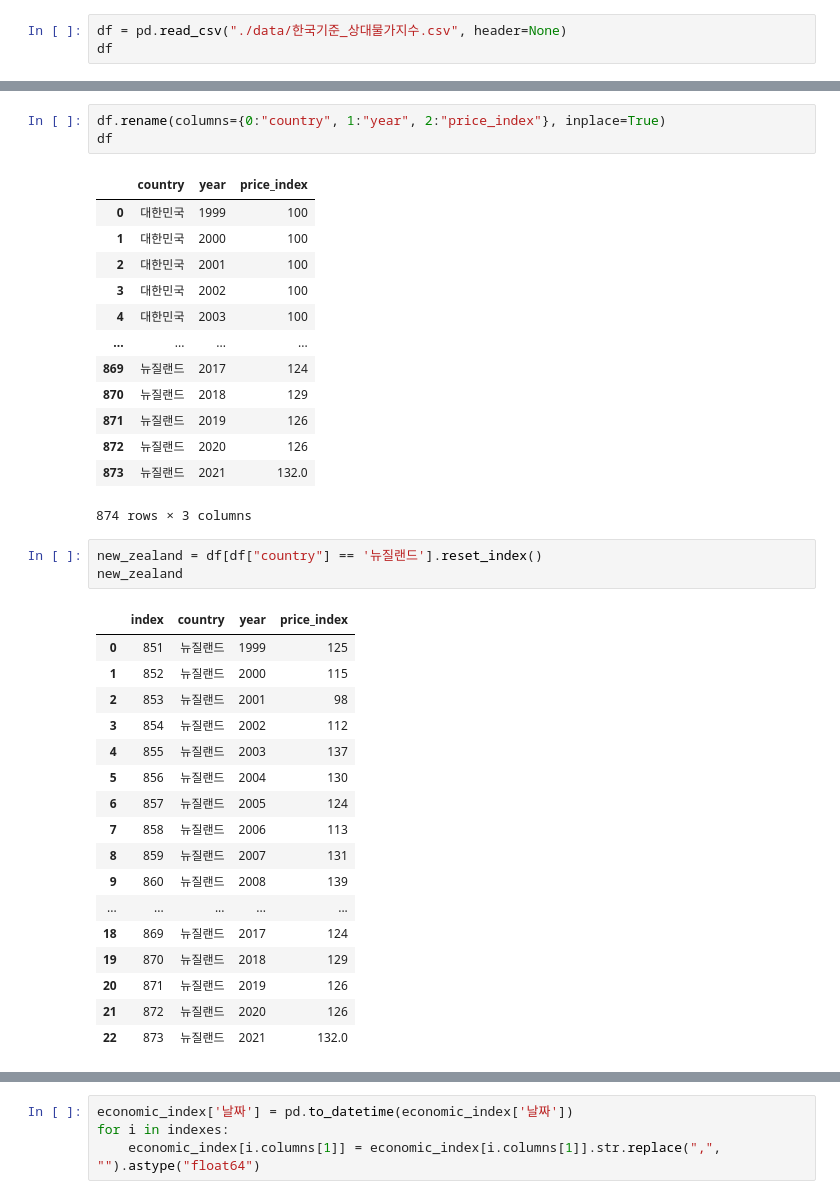
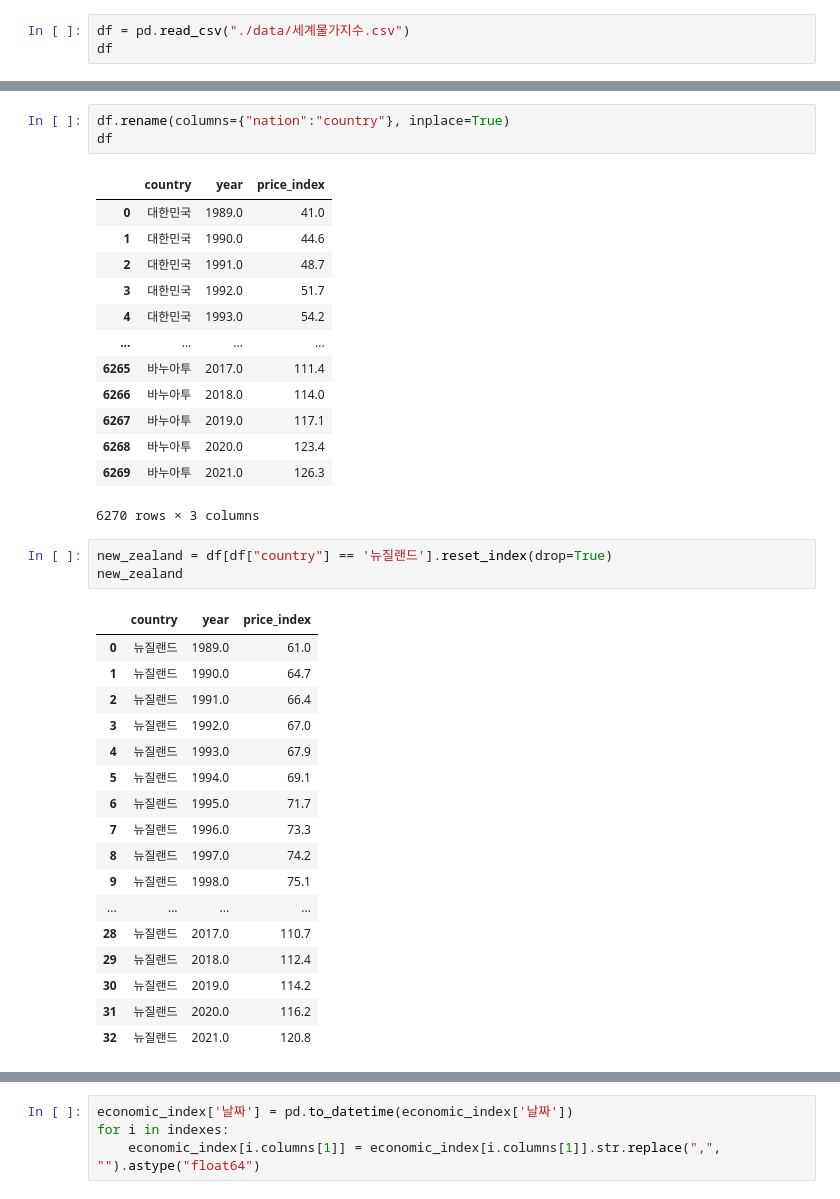
Before and after one commit to dontk1llme/TRIPICK, a Jupyter notebook: server/recommend/app/data/상대물가지수_전처리_및_예측.ipynb, the cells around one changed output, grey strips where cells are left out. Saved outputs shown, nothing was run; the diff lists cells and outputs as text.

```diff
--- a/server/recommend/app/data/상대물가지수_전처리_및_예측.ipynb
+++ b/server/recommend/app/data/상대물가지수_전처리_및_예측.ipynb
@@ -28,4 +28,4 @@ import matplotlib as plt
 # %%
-df = pd.read_csv("./data/한국기준_상대물가지수.csv", header=None)
+df = pd.read_csv("./data/세계물가지수.csv")
 df
 # %% [output]
@@ -45,41 +45,41 @@ df
 # %%
-df.rename(columns={0:"country", 1:"year", 2:"price_index"}, inplace=True)
+df.rename(columns={"nation":"country"}, inplace=True)
 df
 # %% [output]
 |  | country | year | price_index |
-| 0 | 대한민국 | 1999 | 100 |
-| 1 | 대한민국 | 2000 | 100 |
-| 2 | 대한민국 | 2001 | 100 |
-| 3 | 대한민국 | 2002 | 100 |
-| 4 | 대한민국 | 2003 | 100 |
+| 0 | 대한민국 | 1989.0 | 41.0 |
+| 1 | 대한민국 | 1990.0 | 44.6 |
+| 2 | 대한민국 | 1991.0 | 48.7 |
+| 3 | 대한민국 | 1992.0 | 51.7 |
+| 4 | 대한민국 | 1993.0 | 54.2 |
 | ... | ... | ... | ... |
-| 869 | 뉴질랜드 | 2017 | 124 |
-| 870 | 뉴질랜드 | 2018 | 129 |
-| 871 | 뉴질랜드 | 2019 | 126 |
-| 872 | 뉴질랜드 | 2020 | 126 |
-| 873 | 뉴질랜드 | 2021 | 132.0 |
+| 6265 | 바누아투 | 2017.0 | 111.4 |
+| 6266 | 바누아투 | 2018.0 | 114.0 |
+| 6267 | 바누아투 | 2019.0 | 117.1 |
+| 6268 | 바누아투 | 2020.0 | 123.4 |
+| 6269 | 바누아투 | 2021.0 | 126.3 |
-874 rows × 3 columns
+6270 rows × 3 columns
 # %%
-new_zealand = df[df["country"] == '뉴질랜드'].reset_index()
+new_zealand = df[df["country"] == '뉴질랜드'].reset_index(drop=True)
 new_zealand
 # %% [output]
-|  | index | country | year | price_index |
-| 0 | 851 | 뉴질랜드 | 1999 | 125 |
-| 1 | 852 | 뉴질랜드 | 2000 | 115 |
-| 2 | 853 | 뉴질랜드 | 2001 | 98 |
-| 3 | 854 | 뉴질랜드 | 2002 | 112 |
-| 4 | 855 | 뉴질랜드 | 2003 | 137 |
-| 5 | 856 | 뉴질랜드 | 2004 | 130 |
-| 6 | 857 | 뉴질랜드 | 2005 | 124 |
-| 7 | 858 | 뉴질랜드 | 2006 | 113 |
-| 8 | 859 | 뉴질랜드 | 2007 | 131 |
-| 9 | 860 | 뉴질랜드 | 2008 | 139 |
-| ... | ... | ... | ... | ... |
-| 18 | 869 | 뉴질랜드 | 2017 | 124 |
-| 19 | 870 | 뉴질랜드 | 2018 | 129 |
-| 20 | 871 | 뉴질랜드 | 2019 | 126 |
-| 21 | 872 | 뉴질랜드 | 2020 | 126 |
-| 22 | 873 | 뉴질랜드 | 2021 | 132.0 |
+|  | country | year | price_index |
+| 0 | 뉴질랜드 | 1989.0 | 61.0 |
+| 1 | 뉴질랜드 | 1990.0 | 64.7 |
+| 2 | 뉴질랜드 | 1991.0 | 66.4 |
+| 3 | 뉴질랜드 | 1992.0 | 67.0 |
+| 4 | 뉴질랜드 | 1993.0 | 67.9 |
+| 5 | 뉴질랜드 | 1994.0 | 69.1 |
+| 6 | 뉴질랜드 | 1995.0 | 71.7 |
+| 7 | 뉴질랜드 | 1996.0 | 73.3 |
+| 8 | 뉴질랜드 | 1997.0 | 74.2 |
+| 9 | 뉴질랜드 | 1998.0 | 75.1 |
+| ... | ... | ... | ... |
+| 28 | 뉴질랜드 | 2017.0 | 110.7 |
+| 29 | 뉴질랜드 | 2018.0 | 112.4 |
+| 30 | 뉴질랜드 | 2019.0 | 114.2 |
+| 31 | 뉴질랜드 | 2020.0 | 116.2 |
+| 32 | 뉴질랜드 | 2021.0 | 120.8 |
 # %%
 df.country.unique()
 code = [i + 1 for i in range (len(df.country.unique()))]
```
Also changed, not shown: parts of 43 cells of this notebook.
